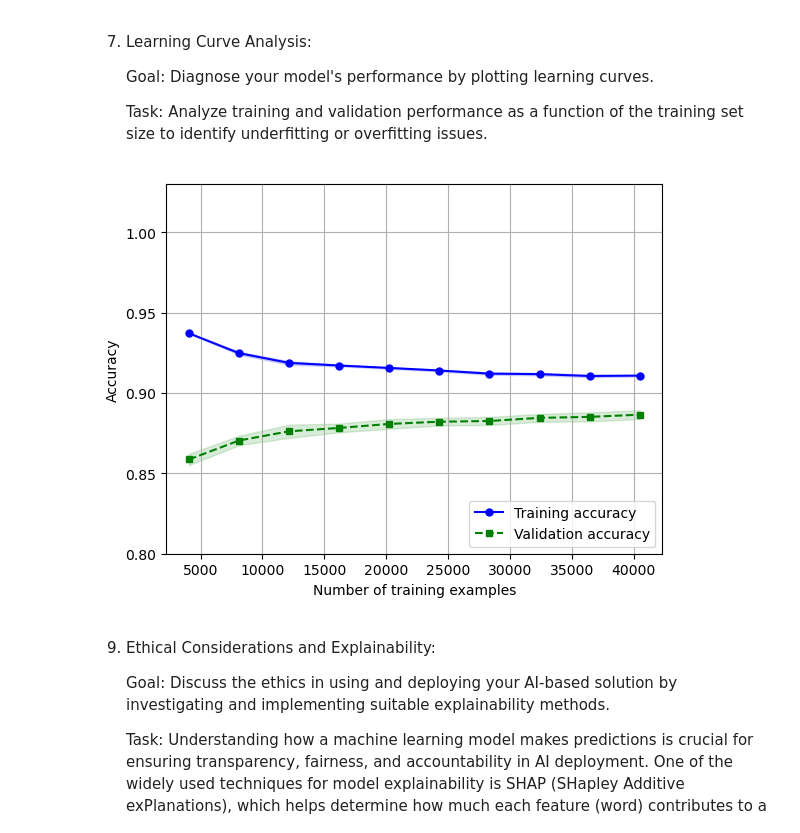
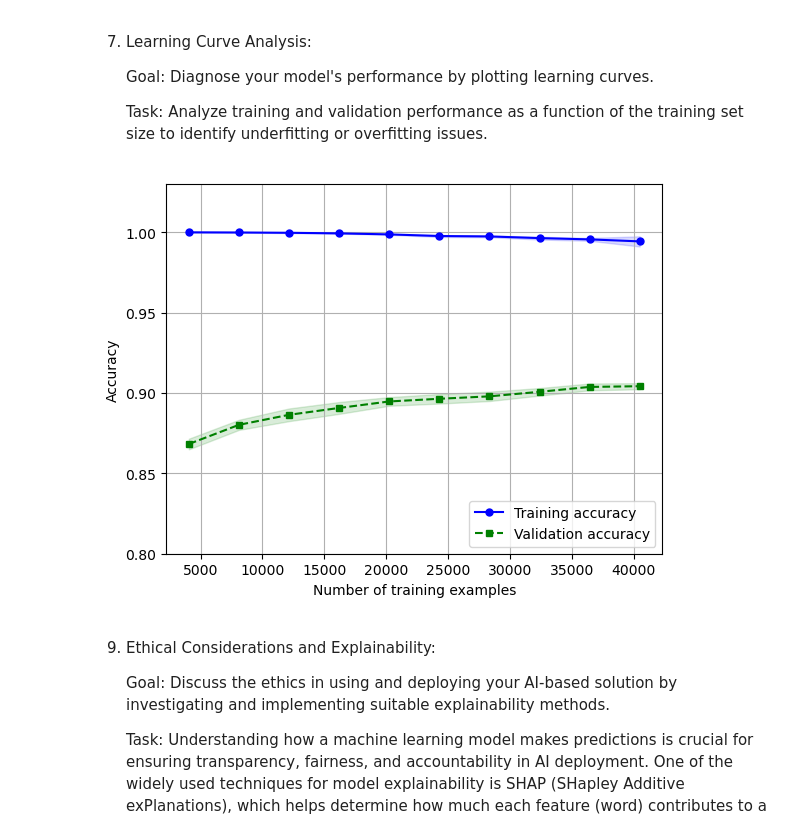
Before and after one commit to CABS72030202/GEI1092_Projet1, a Jupyter notebook: Mini_Project1.ipynb, the cells around one changed output. Drawn from its saved outputs; the diff is of its cells as text; code cells hidden in the pictures.

Commit message:
Remove max_features from TF-IDF Vectorizer

```diff
--- a/Mini_Project1.ipynb
+++ b/Mini_Project1.ipynb
@@ -122,8 +140,7 @@ dataset['review'] = dataset['review'].apply(crop_review)
     Task: Use a vectorization technique such as TF-IDF to convert the text into a numerical matrix that captures the importance of each word in the dataset.
 # %%
 # Initialize TF-IDF Vectorizer
-tfidf_vectorizer = TfidfVectorizer(max_features=5000,   # Limit to top 5000 features
-                                   ngram_range=(1, 2),  # Use unigrams and bigrams
+tfidf_vectorizer = TfidfVectorizer(ngram_range=(1, 2),  # Use unigrams and bigrams
                                    min_df=5,            # Ignore words that appear in less than 5 documents
                                    max_df=0.8)          # Ignore words that appear in more than 80% of documents
 
@@ -157,7 +174,7 @@ Number of features: 5000
 X_train, X_test, y_train, y_test = train_test_split(X_tfidf, y, test_size=0.1, random_state=1, stratify=y)
 
 # Initialize the Logistic Regression model
-lr = LogisticRegression(C=1.0, random_state=1, solver='lbfgs', multi_class='ovr')
+lr = LogisticRegression(C=10.0, random_state=1, solver='lbfgs', multi_class='ovr')
 
 # TASK 8: Track emissions during model training
 tracker = EmissionsTracker()
@@ -297,39 +313,44 @@ Best C parameter: 1.0
 # %%
 # TASK 7: Learning Curve Analysis
 train_sizes, train_scores, test_scores =\
-    learning_curve(estimator=lr, X=X_train, y=y_train, train_sizes=np.linspace(0.1, 1.0, 10), cv=10, n_jobs=1)
+    learning_curve(estimator=lr,
+                   X=X_train,
+                   y=y_train,
+                   train_sizes=np.linspace(0.1, 1.0, 10),
+                   cv=10,
+                   n_jobs=1)
 train_mean = np.mean(train_scores, axis=1)
 train_std = np.std(train_scores, axis=1)
 test_mean = np.mean(test_scores, axis=1)
 test_std = np.std(test_scores, axis=1)
 
 plt.plot(train_sizes, train_mean,
          color='blue', marker='o',
          markersize=5, label='Training accuracy')
 
 plt.fill_between(train_sizes,
                  train_mean + train_std,
                  train_mean - train_std,
                  alpha=0.15, color='blue')
 
 plt.plot(train_sizes, test_mean,
          color='green', linestyle='--',
          marker='s', markersize=5,
          label='Validation accuracy')
 
 plt.fill_between(train_sizes,
                  test_mean + test_std,
                  test_mean - test_std,
                  alpha=0.15, color='green')
 
 plt.grid()
 plt.xlabel('Number of training examples')
 plt.ylabel('Accuracy')
 plt.legend(loc='lower right')
 plt.ylim([0.8, 1.03])
 plt.show()
 # %% [output]
-[figure, old version]
+[figure, new version]
 # %% [markdown]
 9. Ethical Considerations and Explainability:
 
```
Also changed, not shown: parts of 5 cells of this notebook, 1 other file.
